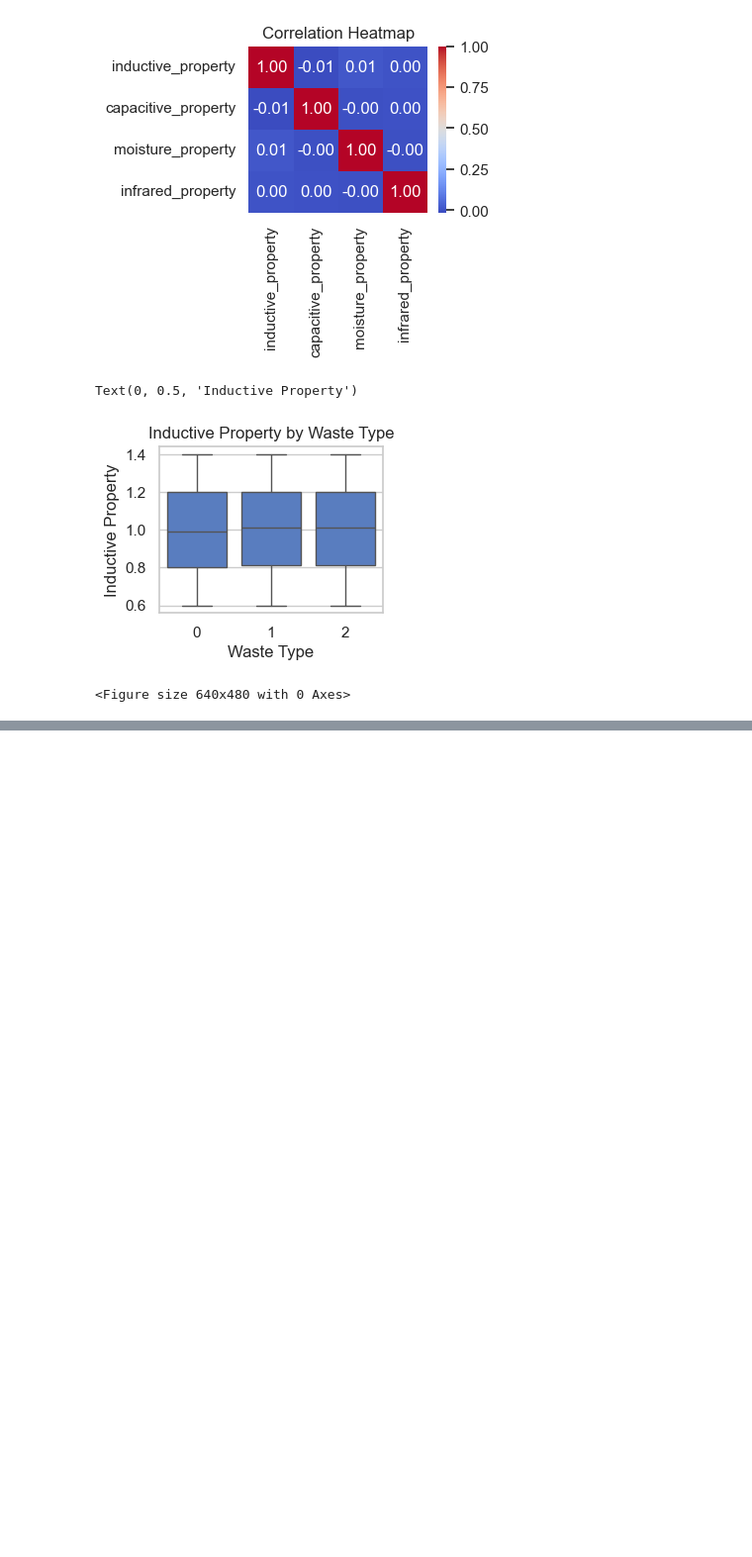
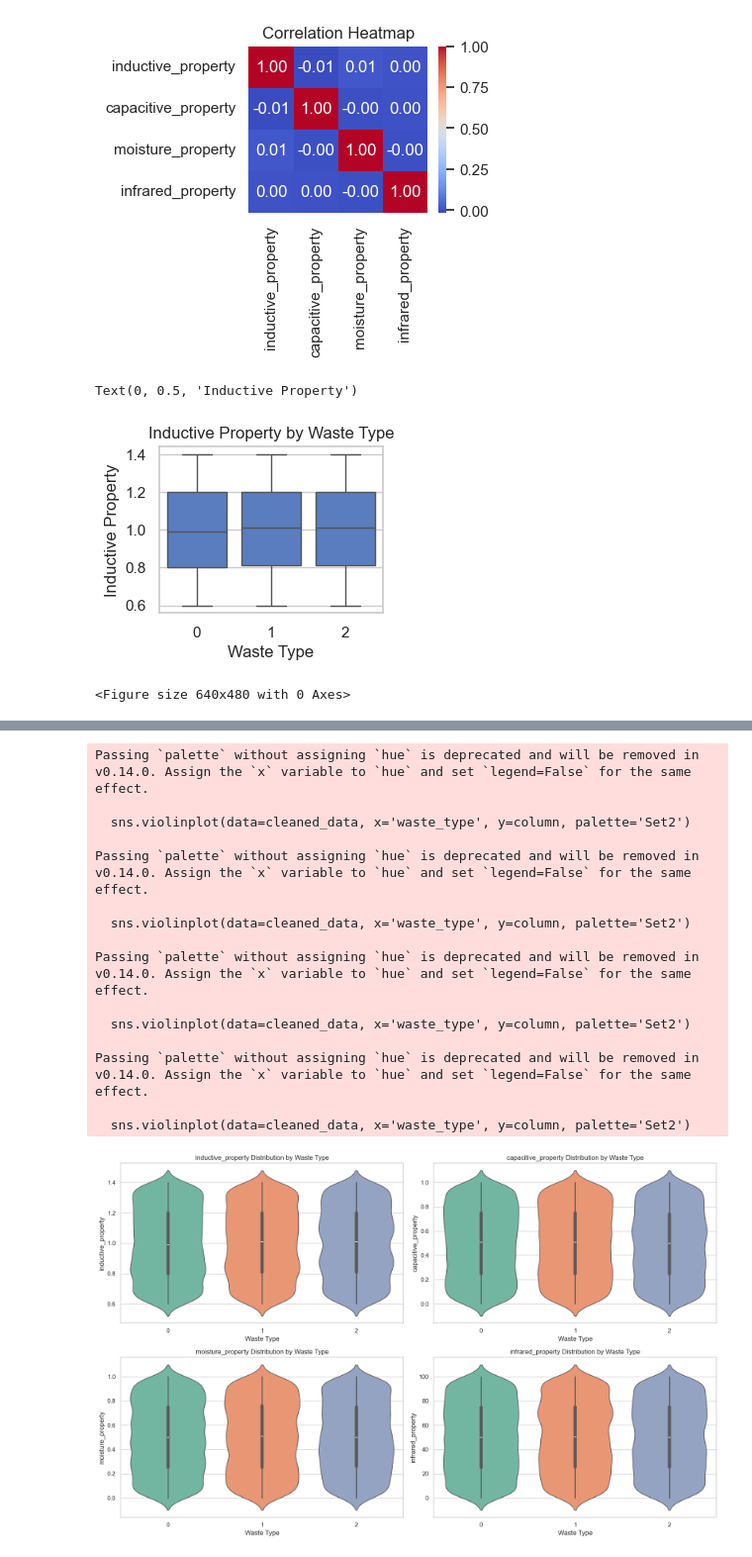
Before and after one commit to AtharvaDomale/Waste_Management_Project, a Jupyter notebook: main.ipynb, the cells around one changed output, grey strips where cells are left out. Shown at 99% size. Cells and saved outputs as stored; diff of their text form; code cells hidden in the pictures; blank space fills up the shorter version.

```diff
--- a/main.ipynb
+++ b/main.ipynb
@@ -162,0 +186,28 @@ plt.show()
+# %%
+# 3. Violin Plots for Sensor Properties by Waste Type
+plt.figure(figsize=(16, 10))
+for i, column in enumerate(numeric_columns, 1):
+    plt.subplot(2, 2, i)
+    sns.violinplot(data=cleaned_data, x='waste_type', y=column, palette='Set2')
+    plt.title(f'{column} Distribution by Waste Type')
+    plt.xlabel('Waste Type')
+    plt.ylabel(column)
+plt.tight_layout()
+plt.show()
+# %% [output]
+Passing `palette` without assigning `hue` is deprecated and will be removed in v0.14.0. Assign the `x` variable to `hue` and set `legend=False` for the same effect.
+
+  sns.violinplot(data=cleaned_data, x='waste_type', y=column, palette='Set2')
+
+Passing `palette` without assigning `hue` is deprecated and will be removed in v0.14.0. Assign the `x` variable to `hue` and set `legend=False` for the same effect.
+
+  sns.violinplot(data=cleaned_data, x='waste_type', y=column, palette='Set2')
+
+Passing `palette` without assigning `hue` is deprecated and will be removed in v0.14.0. Assign the `x` variable to `hue` and set `legend=False` for the same effect.
+
+  sns.violinplot(data=cleaned_data, x='waste_type', y=column, palette='Set2')
+
+Passing `palette` without assigning `hue` is deprecated and will be removed in v0.14.0. Assign the `x` variable to `hue` and set `legend=False` for the same effect.
+
+  sns.violinplot(data=cleaned_data, x='waste_type', y=column, palette='Set2')
+[figure, added]
```
Also changed, not shown: parts of 8 cells of this notebook.
